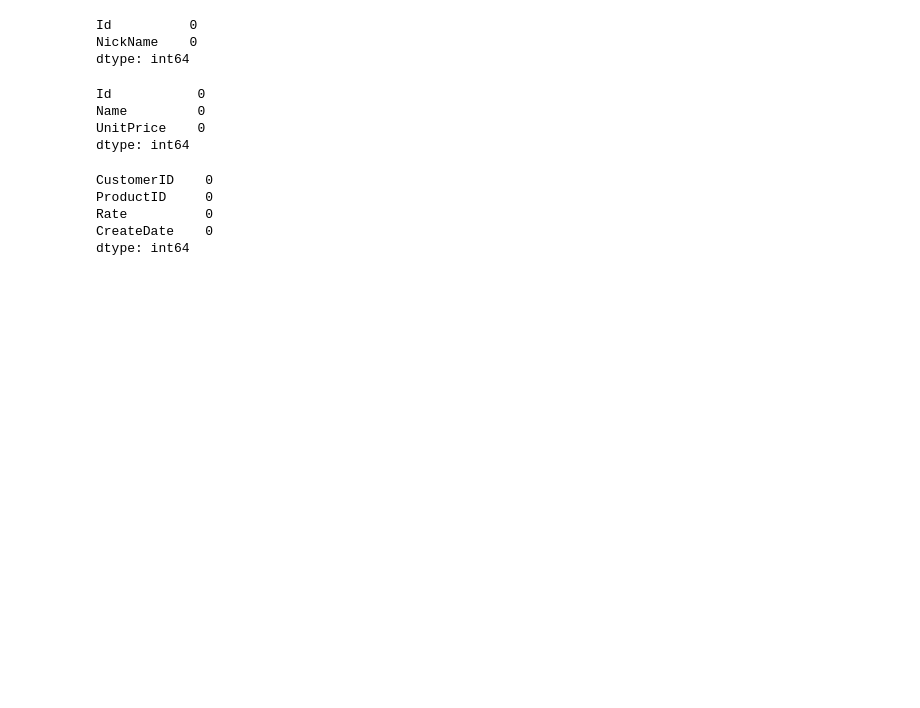
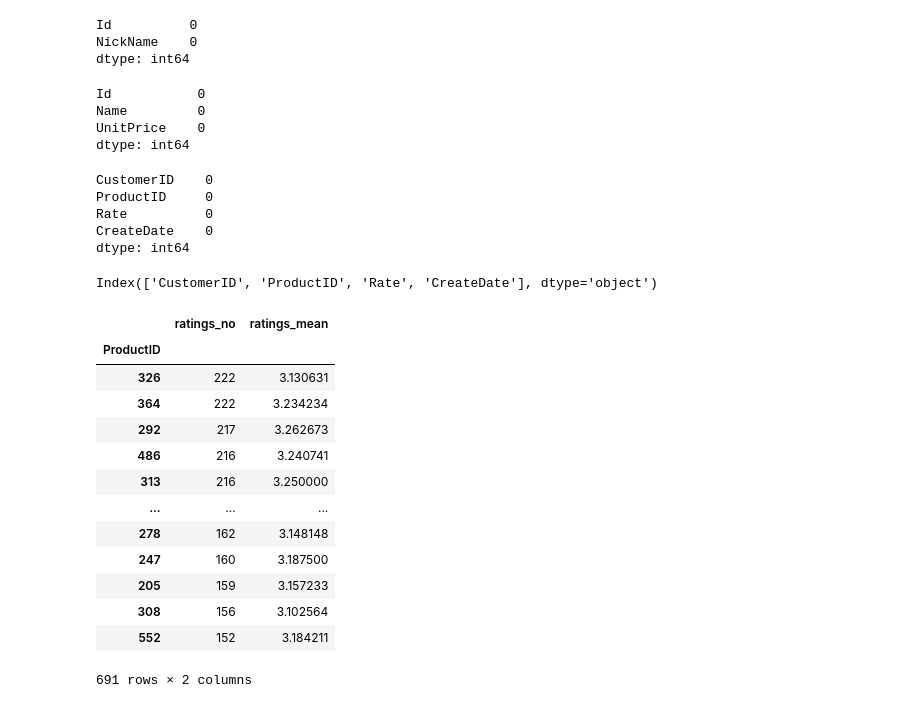
Before and after one commit to Eden-Alem/IRec, a Jupyter notebook: recommendation_system.ipynb, the cells around one changed output. Drawn from its saved outputs; the diff is of its cells as text; code cells hidden in the pictures; blank space fills up the shorter version.

Commit message:
Data visualization

```diff
--- a/recommendation_system.ipynb
+++ b/recommendation_system.ipynb
@@ -105,0 +114,25 @@ dtype: int64
+# %%
+ratings.columns
+# %% [output]
+Index(['CustomerID', 'ProductID', 'Rate', 'CreateDate'], dtype='object')
+# %%
+ratings['CreateDate'] = pd.to_datetime(ratings['CreateDate'])
+# %%
+product_df = pd.DataFrame({'ratings_no': ratings.groupby('ProductID').count()['Rate'], 'ratings_mean': ratings.groupby('ProductID').mean()['Rate']})
+product_df = product_df.sort_values('ratings_no', ascending=False)
+product_df
+# %% [output]
+|  | ratings_no | ratings_mean |
+| ProductID |  |  |
+| 326 | 222 | 3.130631 |
+| 364 | 222 | 3.234234 |
+| 292 | 217 | 3.262673 |
+| 486 | 216 | 3.240741 |
+| 313 | 216 | 3.250000 |
+| ... | ... | ... |
+| 278 | 162 | 3.148148 |
+| 247 | 160 | 3.187500 |
+| 205 | 159 | 3.157233 |
+| 308 | 156 | 3.102564 |
+| 552 | 152 | 3.184211 |
+691 rows × 2 columns
```
Also changed, not shown: parts of 4 cells of this notebook.
